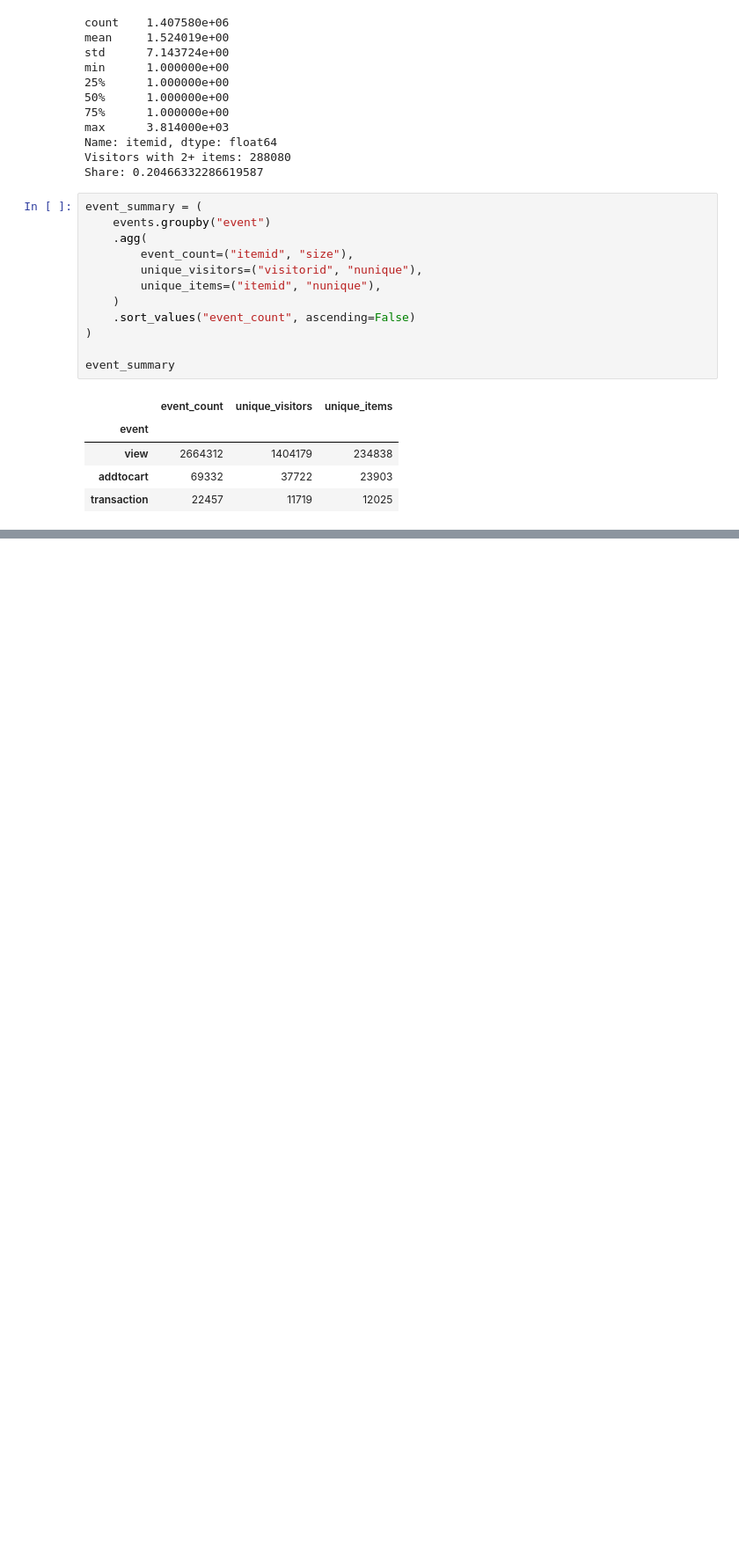
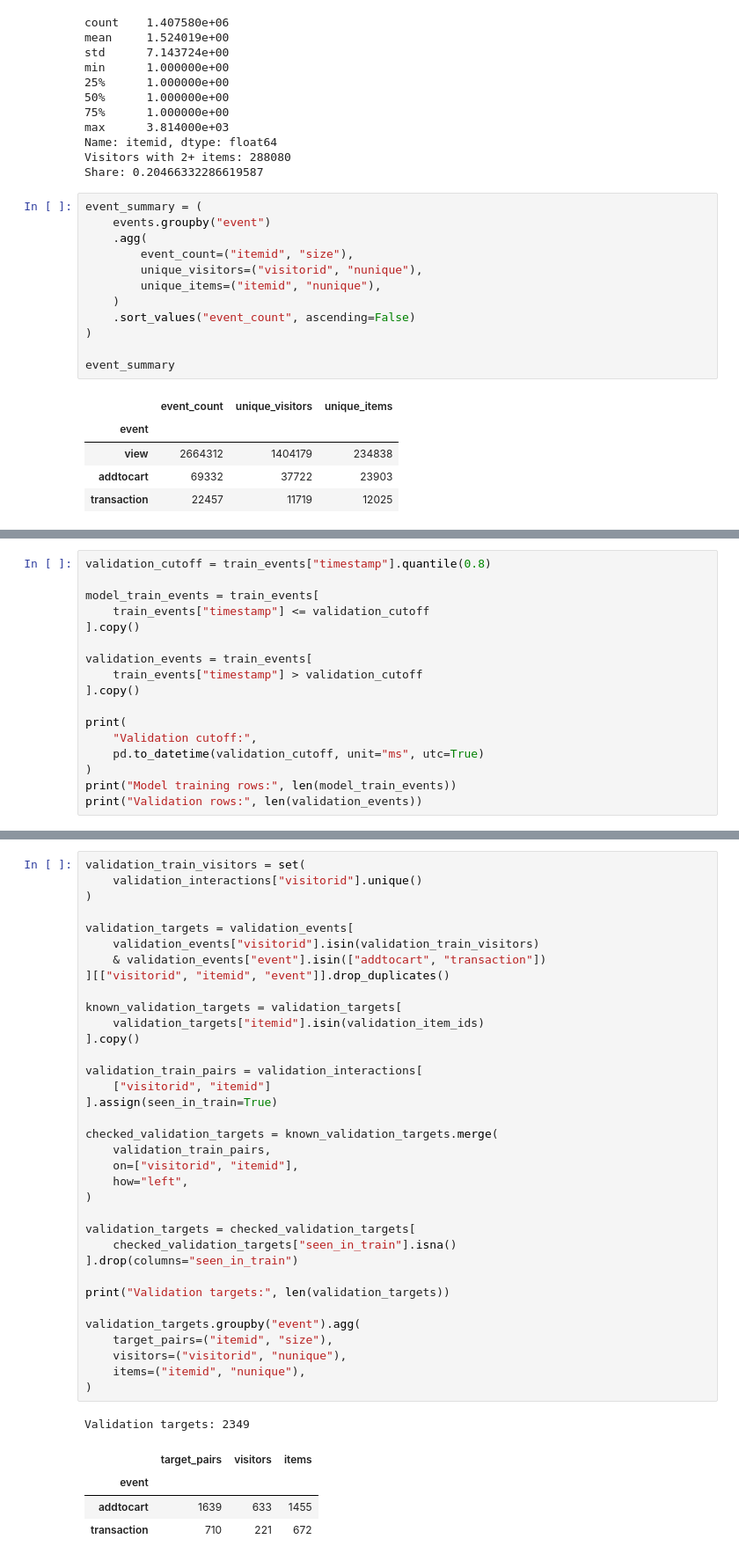
Before and after one commit to smtaras/Recommendation-system, a Jupyter notebook: 02_personalized_recommendations.ipynb, the cells around one changed output, grey strips where cells are left out. Shown at 88% size. Saved outputs shown, nothing was run; the diff lists cells and outputs as text; blank space fills up the shorter version.

```diff
--- a/02_personalized_recommendations.ipynb
+++ b/02_personalized_recommendations.ipynb
@@ -66,0 +362,17 @@ event_summary
+# %%
+validation_cutoff = train_events["timestamp"].quantile(0.8)
+
+model_train_events = train_events[
+    train_events["timestamp"] <= validation_cutoff
+].copy()
+
+validation_events = train_events[
+    train_events["timestamp"] > validation_cutoff
+].copy()
+
+print(
+    "Validation cutoff:",
+    pd.to_datetime(validation_cutoff, unit="ms", utc=True)
+)
+print("Model training rows:", len(model_train_events))
+print("Validation rows:", len(validation_events))
@@ -66,0 +423,41 @@ event_summary
+# %%
+validation_train_visitors = set(
+    validation_interactions["visitorid"].unique()
+)
+
+validation_targets = validation_events[
+    validation_events["visitorid"].isin(validation_train_visitors)
+    & validation_events["event"].isin(["addtocart", "transaction"])
+][["visitorid", "itemid", "event"]].drop_duplicates()
+
+known_validation_targets = validation_targets[
+    validation_targets["itemid"].isin(validation_item_ids)
+].copy()
+
+validation_train_pairs = validation_interactions[
+    ["visitorid", "itemid"]
+].assign(seen_in_train=True)
+
+checked_validation_targets = known_validation_targets.merge(
+    validation_train_pairs,
+    on=["visitorid", "itemid"],
+    how="left",
+)
+
+validation_targets = checked_validation_targets[
+    checked_validation_targets["seen_in_train"].isna()
+].drop(columns="seen_in_train")
+
+print("Validation targets:", len(validation_targets))
+
+validation_targets.groupby("event").agg(
+    target_pairs=("itemid", "size"),
+    visitors=("visitorid", "nunique"),
+    items=("itemid", "nunique"),
+)
+# %% [output]
+Validation targets: 2349
+|  | target_pairs | visitors | items |
+| event |  |  |  |
+| addtocart | 1639 | 633 | 1455 |
+| transaction | 710 | 221 | 672 |
```
Also changed, not shown: parts of 23 cells of this notebook.
